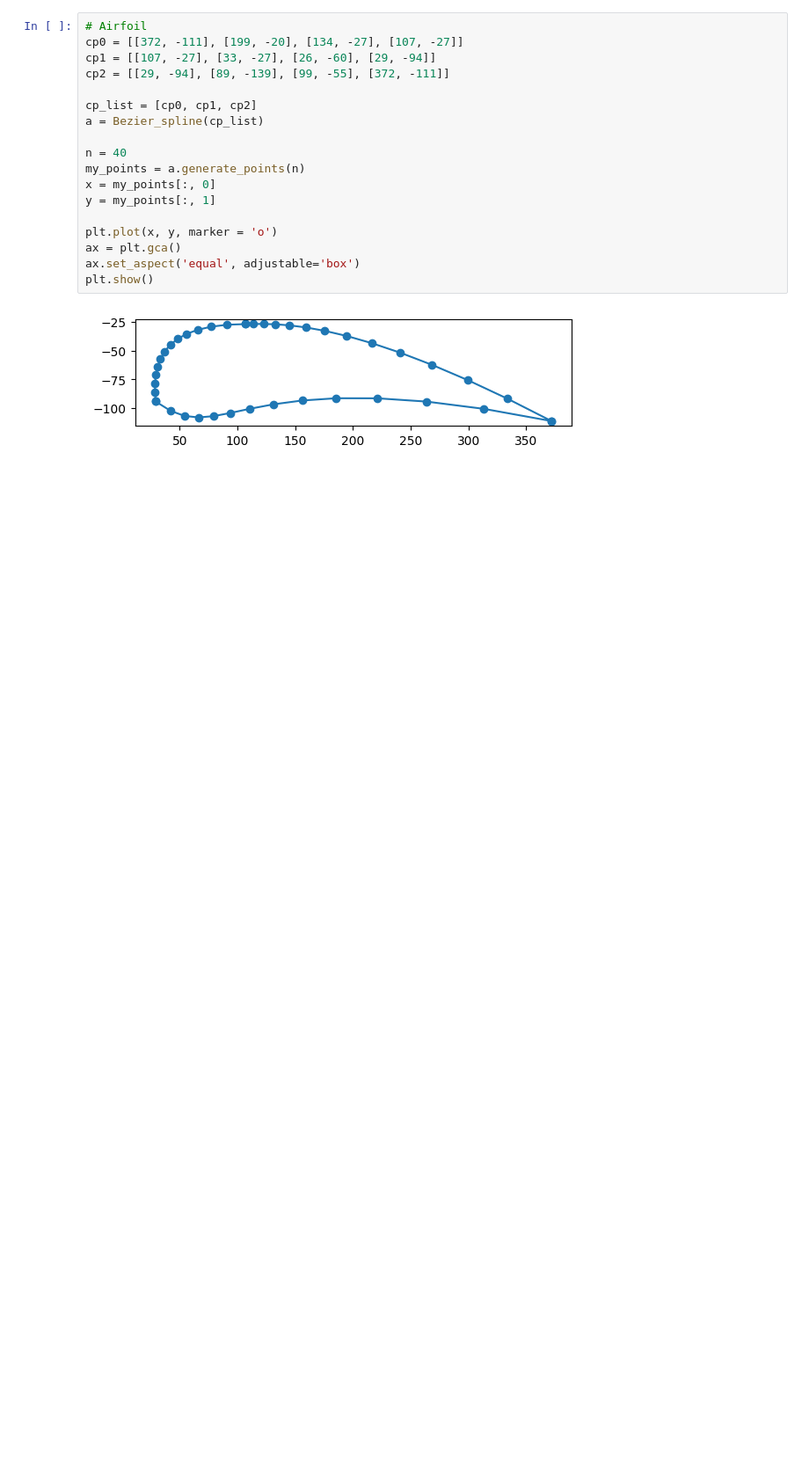
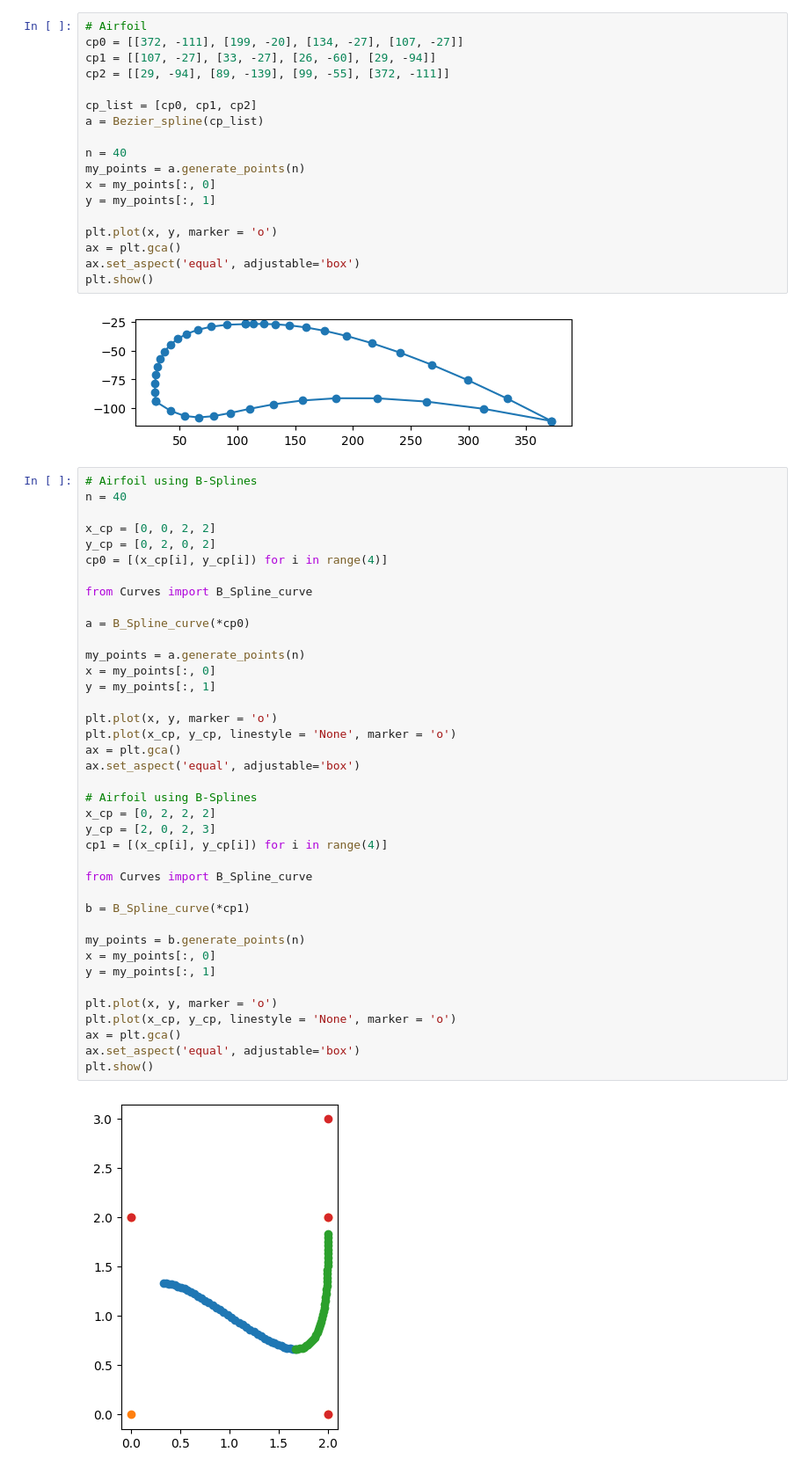
Before and after one commit to atharvaaalok/Airfoil-Shape-Optimization-RL, a Jupyter notebook: Shape_Parametrization/Main.ipynb, the cells around one changed output. Shown: that part at 88% size. Cells and saved outputs as stored; diff of their text form; blank space fills up the shorter version.

```diff
--- a/Shape_Parametrization/Main.ipynb
+++ b/Shape_Parametrization/Main.ipynb
@@ -63,3 +63,44 @@ ax.set_aspect('equal', adjustable='box')
 plt.show()
 # %% [output]
 [figure]
+# %%
+# Airfoil using B-Splines
+n = 40
+
+x_cp = [0, 0, 2, 2]
+y_cp = [0, 2, 0, 2]
+cp0 = [(x_cp[i], y_cp[i]) for i in range(4)]
+
+from Curves import B_Spline_curve
+
+a = B_Spline_curve(*cp0)
+
+my_points = a.generate_points(n)
+x = my_points[:, 0]
+y = my_points[:, 1]
+
+plt.plot(x, y, marker = 'o')
+plt.plot(x_cp, y_cp, linestyle = 'None', marker = 'o')
+ax = plt.gca()
+ax.set_aspect('equal', adjustable='box')
+
+# Airfoil using B-Splines
+x_cp = [0, 2, 2, 2]
+y_cp = [2, 0, 2, 3]
+cp1 = [(x_cp[i], y_cp[i]) for i in range(4)]
+
+from Curves import B_Spline_curve
+
+b = B_Spline_curve(*cp1)
+
+my_points = b.generate_points(n)
+x = my_points[:, 0]
+y = my_points[:, 1]
+
+plt.plot(x, y, marker = 'o')
+plt.plot(x_cp, y_cp, linestyle = 'None', marker = 'o')
+ax = plt.gca()
+ax.set_aspect('equal', adjustable='box')
+plt.show()
+# %% [output]
+[figure, added]
```
Also changed, not shown: parts of 2 cells of this notebook, 6 other files.
